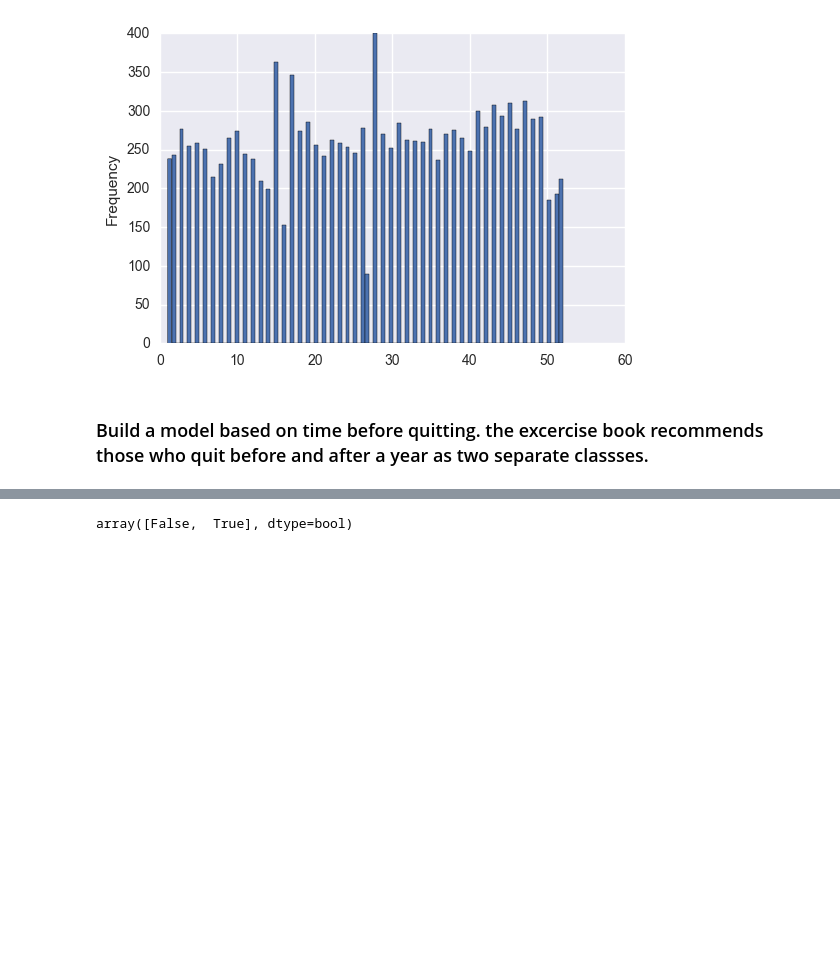
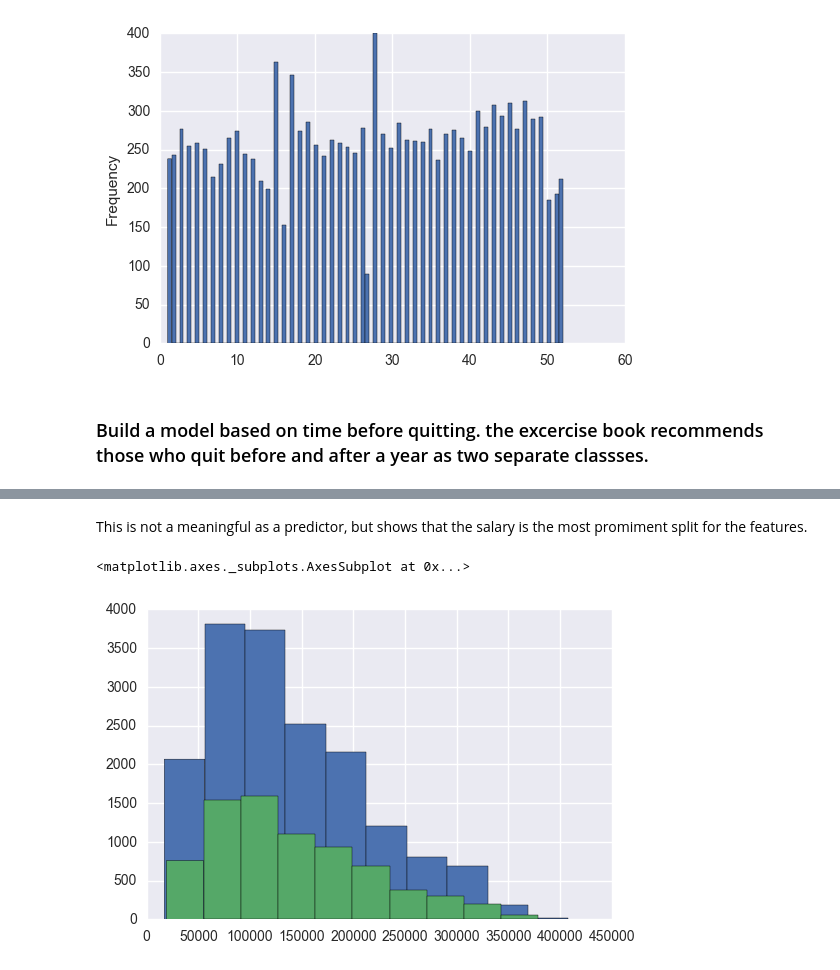
Before and after one commit to cwczarnik/DataScienceBootcamp_DC, a Jupyter notebook: employee_retention/employee_retention.ipynb, the cells around one changed output, grey strips where cells are left out. Cells and saved outputs as stored; diff of their text form; code cells hidden in the pictures; blank space fills up the shorter version.

```diff
--- a/employee_retention/employee_retention.ipynb
+++ b/employee_retention/employee_retention.ipynb
@@ -333,4 +330,8 @@ RandomForestClassifier(bootstrap=True, class_weight=None, criterion='gini',
-# %%
-model.classes_
-# %% [output]
-array([False,  True], dtype=bool)
+# %% [markdown]
+This is not a meaningful as a predictor, but shows that the salary is the most promiment split for the features.
+# %%
+emp_retention[emp_retention['quit_within_year']==True]['salary'].hist()
+emp_retention[emp_retention['quit_within_year']==False]['salary'].hist()
+# %% [output]
+<matplotlib.axes._subplots.AxesSubplot at 0x...>
+[figure, added]
```
Also changed, not shown: parts of 17 cells of this notebook, 1 other file.
